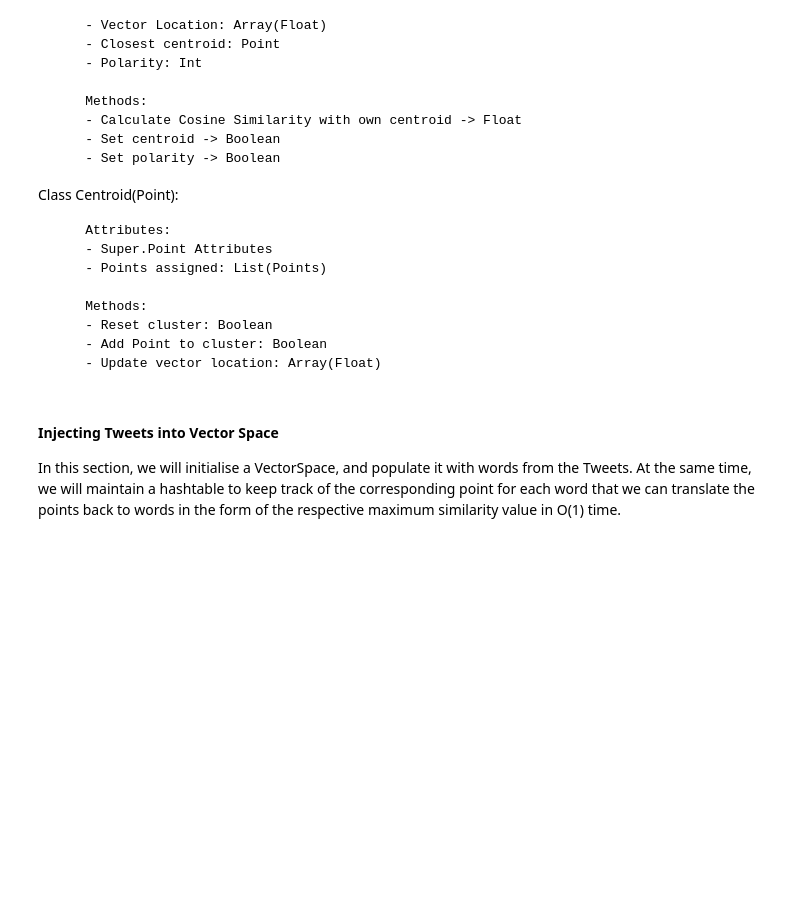
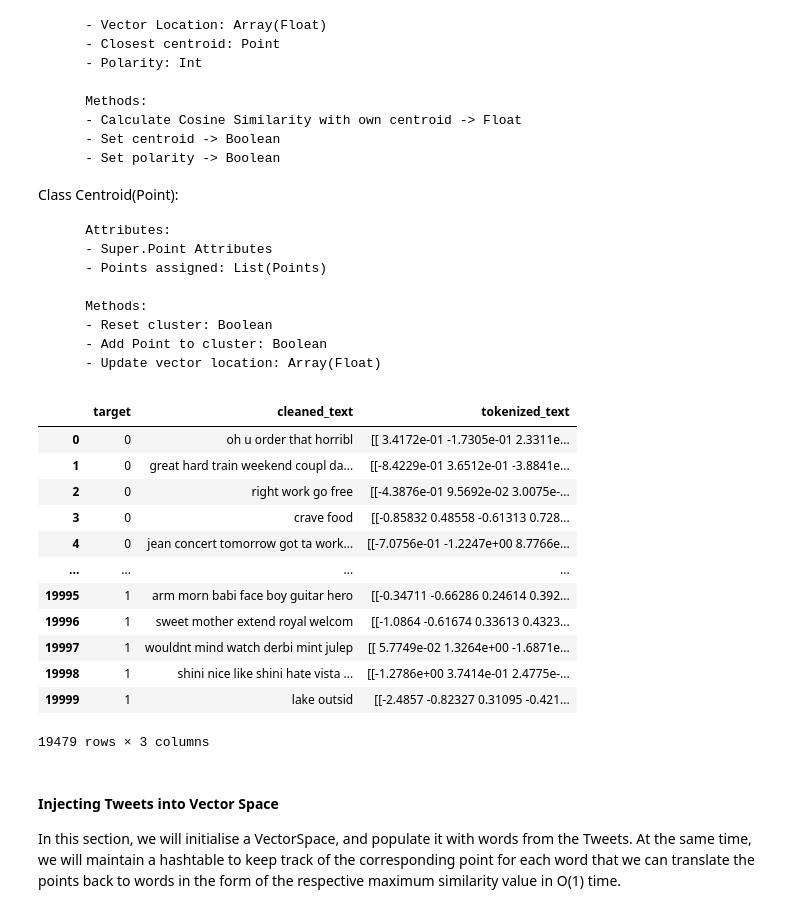
Before and after one commit to edologgerbird/context-capturing-clustering, a Jupyter notebook: final_project.ipynb, the cells around one changed output. Drawn from its saved outputs; the diff is of its cells as text; code cells hidden in the pictures; blank space fills up the shorter version.

```diff
--- a/final_project.ipynb
+++ b/final_project.ipynb
@@ -200,6 +200,24 @@ Class Centroid(Point):
 from sklearn.metrics.pairwise import cosine_similarity
 
 from sklearn.manifold import TSNE
+# %%
+model = api.load('glove-twitter-25')
+tweets = pd.read_csv('tweets.csv', index_col=0)
+tweets
+# %% [output]
+|  | target | cleaned_text | tokenized_text |
+| 0 | 0 | oh u order that horribl | [[ 3.4172e-01 -1.7305e-01 2.3311e... |
+| 1 | 0 | great hard train weekend coupl da... | [[-8.4229e-01 3.6512e-01 -3.8841e... |
+| 2 | 0 | right work go free | [[-4.3876e-01 9.5692e-02 3.0075e-... |
+| 3 | 0 | crave food | [[-0.85832 0.48558 -0.61313 0.728... |
+| 4 | 0 | jean concert tomorrow got ta work... | [[-7.0756e-01 -1.2247e+00 8.7766e... |
+| ... | ... | ... | ... |
+| 19995 | 1 | arm morn babi face boy guitar hero | [[-0.34711 -0.66286 0.24614 0.392... |
+| 19996 | 1 | sweet mother extend royal welcom | [[-1.0864 -0.61674 0.33613 0.4323... |
+| 19997 | 1 | wouldnt mind watch derbi mint julep | [[ 5.7749e-02 1.3264e+00 -1.6871e... |
+| 19998 | 1 | shini nice like shini hate vista ... | [[-1.2786e+00 3.7414e-01 2.4775e-... |
+| 19999 | 1 | lake outsid | [[-2.4857 -0.82327 0.31095 -0.421... |
+19479 rows × 3 columns
 # %%
 class Point:
     def __init__(self, word, model):
```
Also changed, not shown: parts of 5 cells of this notebook.
